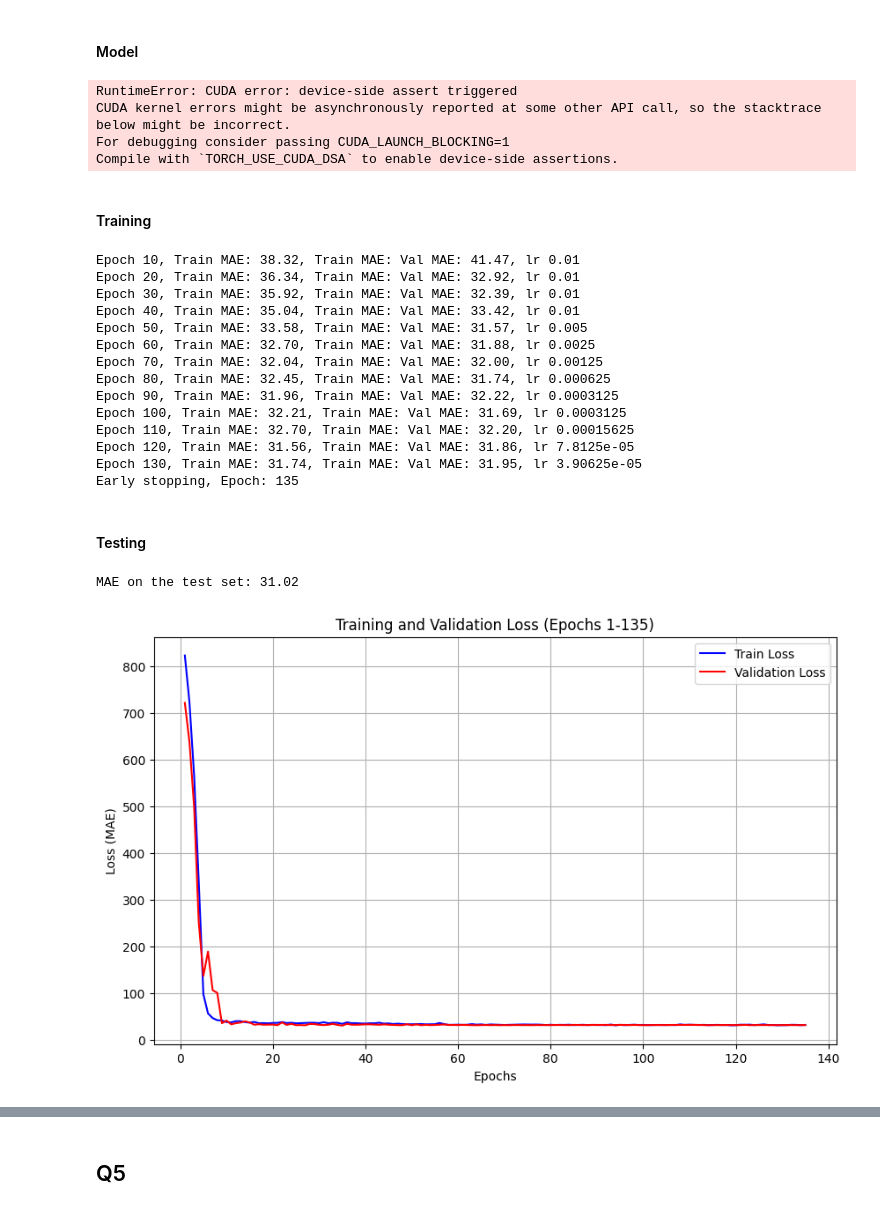
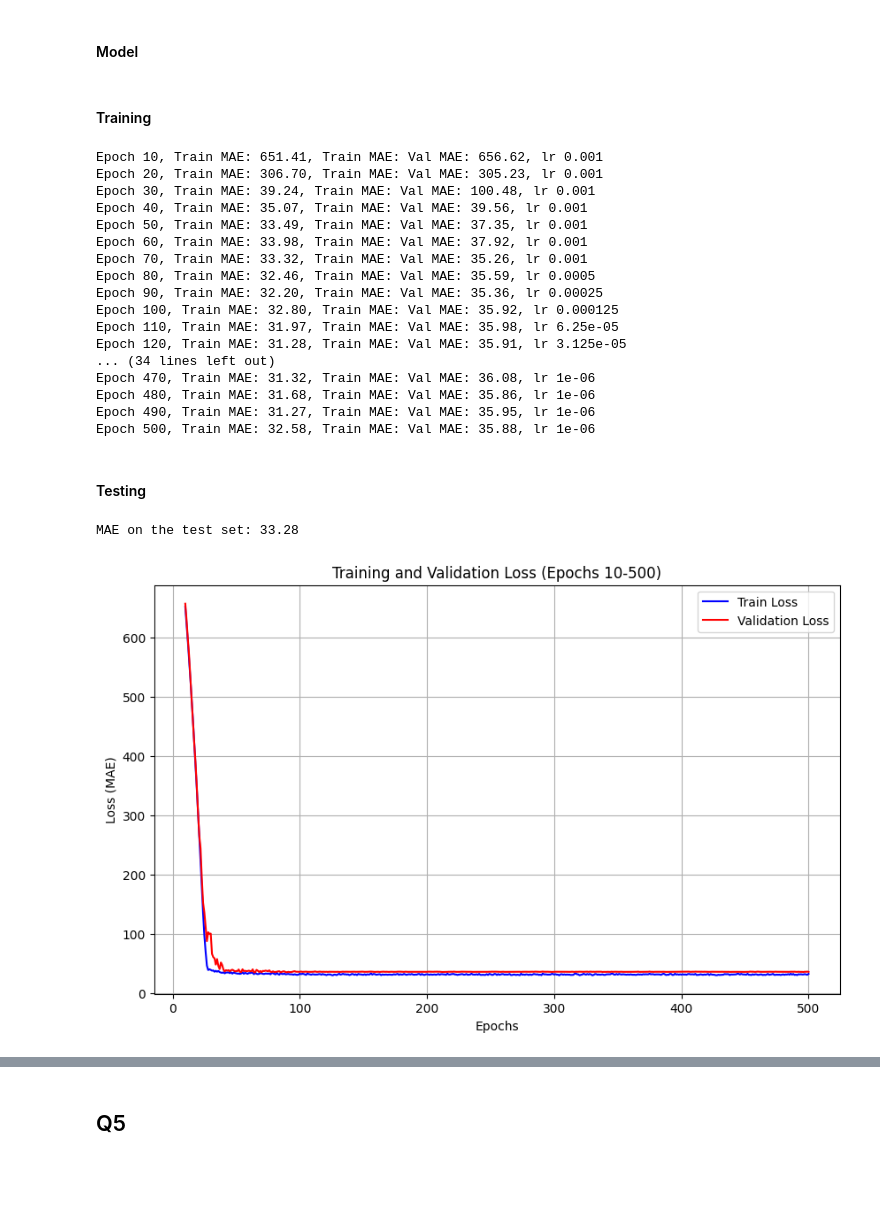
Before and after one commit to elijah-jones-2003/PADL, a Jupyter notebook: padl.ipynb, the cells around one changed output, grey strips where cells are left out. Drawn from its saved outputs; the diff is of its cells as text; code cells hidden in the pictures; blank space fills up the shorter version.

Commit message:
waist of time, hehe get it, waist

```diff
--- a/padl.ipynb
+++ b/padl.ipynb
@@ -551,39 +546,56 @@ class WaistPredictor(nn.Module):
         self.res_block2 = ResidualBlock(hidden_size, dropout=dropout)
         self.res_block3 = ResidualBlock(hidden_size, dropout=dropout)
         self.res_block4 = ResidualBlock(hidden_size, dropout=dropout)
+        self.res_block5 = ResidualBlock(hidden_size, dropout=dropout)
+        self.res_block6 = ResidualBlock(hidden_size, dropout=dropout)
+        self.res_block7 = ResidualBlock(hidden_size, dropout=dropout)
+        self.res_block8 = ResidualBlock(hidden_size, dropout=dropout)
+        self.res_block9 = ResidualBlock(hidden_size, dropout=dropout)
+        self.res_block10 = ResidualBlock(hidden_size, dropout=dropout)
+        self.res_block11 = ResidualBlock(hidden_size, dropout=dropout)
+        self.res_block12 = ResidualBlock(hidden_size, dropout=dropout)
+        self.res_block13 = ResidualBlock(hidden_size, dropout=dropout)
+        self.res_block14 = ResidualBlock(hidden_size, dropout=dropout)
 
 
         self.output_layer = nn.Linear(hidden_size, 1)
 
     def forward(self, x):
+        attention_weights = self.attention(x)
+        x = x * attention_weights
         x = self.input_layer(x)
         x = self.res_block1(x)
         x = self.res_block2(x)
         x = self.res_block3(x)
         x = self.res_block4(x)
+        x = self.res_block5(x)
+        x = self.res_block6(x)
+        x = self.res_block7(x)
+        x = self.res_block8(x)
+        x = self.res_block9(x)
+        x = self.res_block10(x)
+        x = self.res_block11(x)
+        x = self.res_block12(x)
+        x = self.res_block13(x)
+        x = self.res_block14(x)
         x = self.output_layer(x)
         return x
 
 # Define model
 waist_predictor = WaistPredictor(input_size=X_train_tensor.shape[1]).to(device)
-# %% [output]
-RuntimeError: CUDA error: device-side assert triggered
-CUDA kernel errors might be asynchronously reported at some other API call, so the stacktrace below might be incorrect.
-For debugging consider passing CUDA_LAUNCH_BLOCKING=1
-Compile with `TORCH_USE_CUDA_DSA` to enable device-side assertions.
 # %% [markdown]
 #### Training
 # %%
 loss_function = nn.SmoothL1Loss(beta=1.0)
 
-optimiser = optim.AdamW(waist_predictor.parameters(), lr = 1e-2)
+optimiser = optim.AdamW(waist_predictor.parameters(), lr = 1e-3, weight_decay=1e-4)
 scheduler = torch.optim.lr_scheduler.ReduceLROnPlateau(optimiser, mode='min', factor=0.5, patience=50)
 scheduler = torch.optim.lr_scheduler.ReduceLROnPlateau(
     optimiser,
     mode='min',
     factor=0.5,   # reduce lr by half
     patience=10,  # wait 10 epochs before reducing
-    min_lr=1e-5,  # don’t go too low
+    min_lr=1e-6,  # don’t go too low
 )
 
 epochs = 500
@@ -647,59 +659,62 @@ for epoch in range(epochs):
         torch.save(waist_predictor.state_dict(), MODEL_DIRECTORY + 'waist_predictor_temp.pth')
     else:
         patience_counter += 1
-        if patience_counter >= patience:
-            print("Early stopping, Epoch:", epoch+1)
-            end_epoch = epoch+1
-            break
+        # if patience_counter >= patience:
+        #     print("Early stopping, Epoch:", epoch+1)
+        #     end_epoch = epoch+1
+        #     break
 # %% [output]
-Epoch 10, Train MAE: 38.32, Train MAE: Val MAE: 41.47, lr 0.01
-Epoch 20, Train MAE: 36.34, Train MAE: Val MAE: 32.92, lr 0.01
-Epoch 30, Train MAE: 35.92, Train MAE: Val MAE: 32.39, lr 0.01
-Epoch 40, Train MAE: 35.04, Train MAE: Val MAE: 33.42, lr 0.01
-Epoch 50, Train MAE: 33.58, Train MAE: Val MAE: 31.57, lr 0.005
-Epoch 60, Train MAE: 32.70, Train MAE: Val MAE: 31.88, lr 0.0025
-Epoch 70, Train MAE: 32.04, Train MAE: Val MAE: 32.00, lr 0.00125
-Epoch 80, Train MAE: 32.45, Train MAE: Val MAE: 31.74, lr 0.000625
-Epoch 90, Train MAE: 31.96, Train MAE: Val MAE: 32.22, lr 0.0003125
-Epoch 100, Train MAE: 32.21, Train MAE: Val MAE: 31.69, lr 0.0003125
-Epoch 110, Train MAE: 32.70, Train MAE: Val MAE: 32.20, lr 0.00015625
-Epoch 120, Train MAE: 31.56, Train MAE: Val MAE: 31.86, lr 7.8125e-05
-Epoch 130, Train MAE: 31.74, Train MAE: Val MAE: 31.95, lr 3.90625e-05
-Early stopping, Epoch: 135
+Epoch 10, Train MAE: 651.41, Train MAE: Val MAE: 656.62, lr 0.001
+Epoch 20, Train MAE: 306.70, Train MAE: Val MAE: 305.23, lr 0.001
+Epoch 30, Train MAE: 39.24, Train MAE: Val MAE: 100.48, lr 0.001
+Epoch 40, Train MAE: 35.07, Train MAE: Val MAE: 39.56, lr 0.001
+Epoch 50, Train MAE: 33.49, Train MAE: Val MAE: 37.35, lr 0.001
+Epoch 60, Train MAE: 33.98, Train MAE: Val MAE: 37.92, lr 0.001
+Epoch 70, Train MAE: 33.32, Train MAE: Val MAE: 35.26, lr 0.001
+Epoch 80, Train MAE: 32.46, Train MAE: Val MAE: 35.59, lr 0.0005
+Epoch 90, Train MAE: 32.20, Train MAE: Val MAE: 35.36, lr 0.00025
+Epoch 100, Train MAE: 32.80, Train MAE: Val MAE: 35.92, lr 0.000125
+Epoch 110, Train MAE: 31.97, Train MAE: Val MAE: 35.98, lr 6.25e-05
+Epoch 120, Train MAE: 31.28, Train MAE: Val MAE: 35.91, lr 3.125e-05
+... (34 lines left out)
+Epoch 470, Train MAE: 31.32, Train MAE: Val MAE: 36.08, lr 1e-06
+Epoch 480, Train MAE: 31.68, Train MAE: Val MAE: 35.86, lr 1e-06
+Epoch 490, Train MAE: 31.27, Train MAE: Val MAE: 35.95, lr 1e-06
+Epoch 500, Train MAE: 32.58, Train MAE: Val MAE: 35.88, lr 1e-06
 # %% [markdown]
 #### Testing
 # %%
 waist_predictor.load_state_dict(torch.load(MODEL_DIRECTORY + 'waist_predictor_temp.pth'))
 
 # Switch to evaluation mode
 waist_predictor.eval()
 total_test_loss = 0.0
 with torch.no_grad():
   for batch_X, batch_y in test_loader:
     batch_X, batch_y = batch_X.to(device), batch_y.to(device)
     y_test_pred = waist_predictor(batch_X)
     test_loss = loss_function(y_test_pred, batch_y).item()
     total_test_loss += test_loss * batch_X.size(0)
 
 avg_test_loss = total_test_loss / len(test_loader.dataset)
 print(f"MAE on the test set: {avg_test_loss:.2f}")
 
 # Plot training and validation loss from epoch 100 to 1000
-start_epoch = 1
+start_epoch = 10
 end_epoch = len(train_losses)
 
 plt.figure(figsize=(10, 6))
 plt.plot(range(start_epoch, end_epoch + 1), train_losses[start_epoch - 1:end_epoch], label="Train Loss", color='blue')
 plt.plot(range(start_epoch, end_epoch + 1), val_losses[start_epoch - 1:end_epoch], label="Validation Loss", color='red')
 plt.xlabel('Epochs')
 plt.ylabel('Loss (MAE)')
 plt.title(f'Training and Validation Loss (Epochs {start_epoch}-{end_epoch})')
 plt.legend()
 plt.grid(True)
 plt.show()
 # %% [output]
-MAE on the test set: 31.02
+MAE on the test set: 33.28
-[figure, old version]
+[figure, new version]
 # %%
 file_size = os.path.getsize(MODEL_DIRECTORY + 'waist_predictor_temp.pth')
 print(f"Model size: {file_size} bytes")
```
Also changed, not shown: parts of 5 cells of this notebook.
